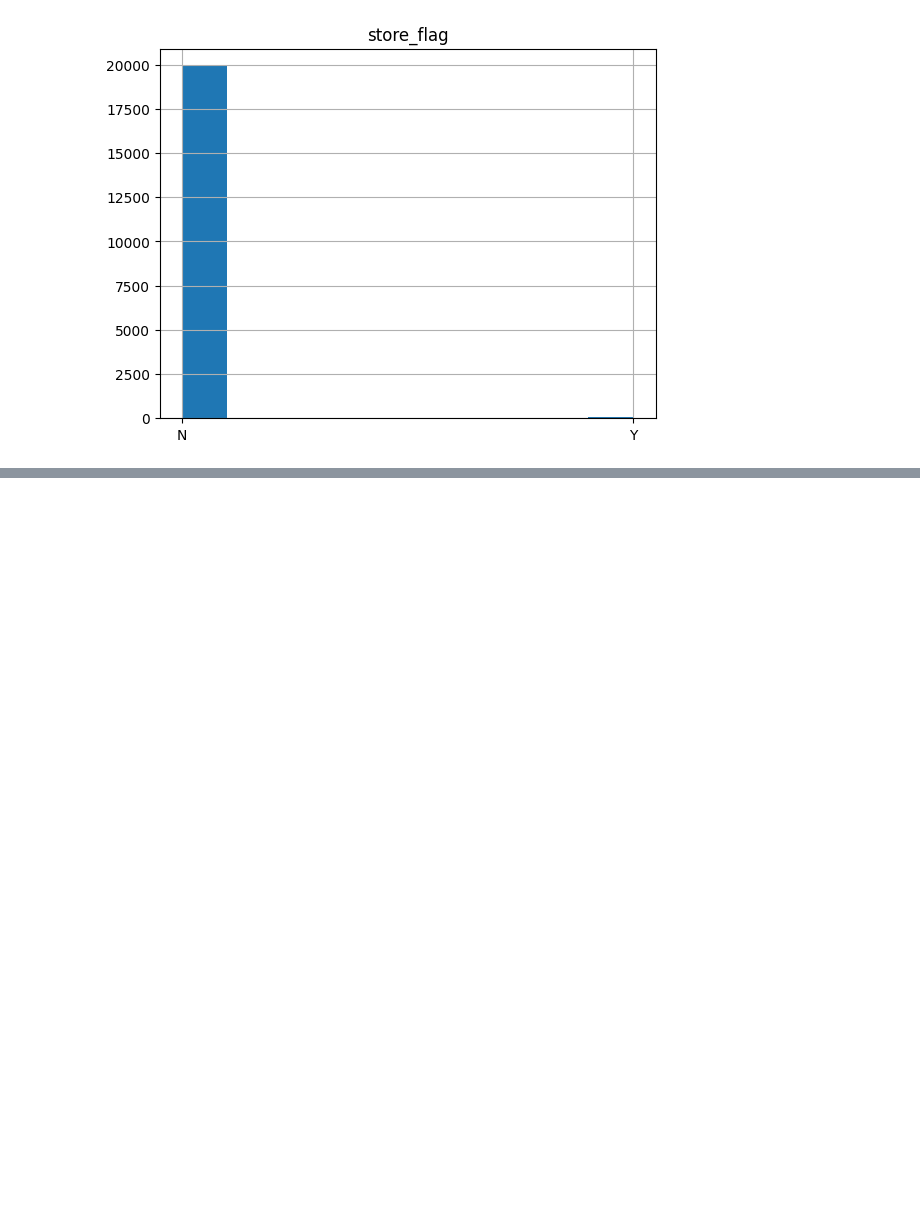
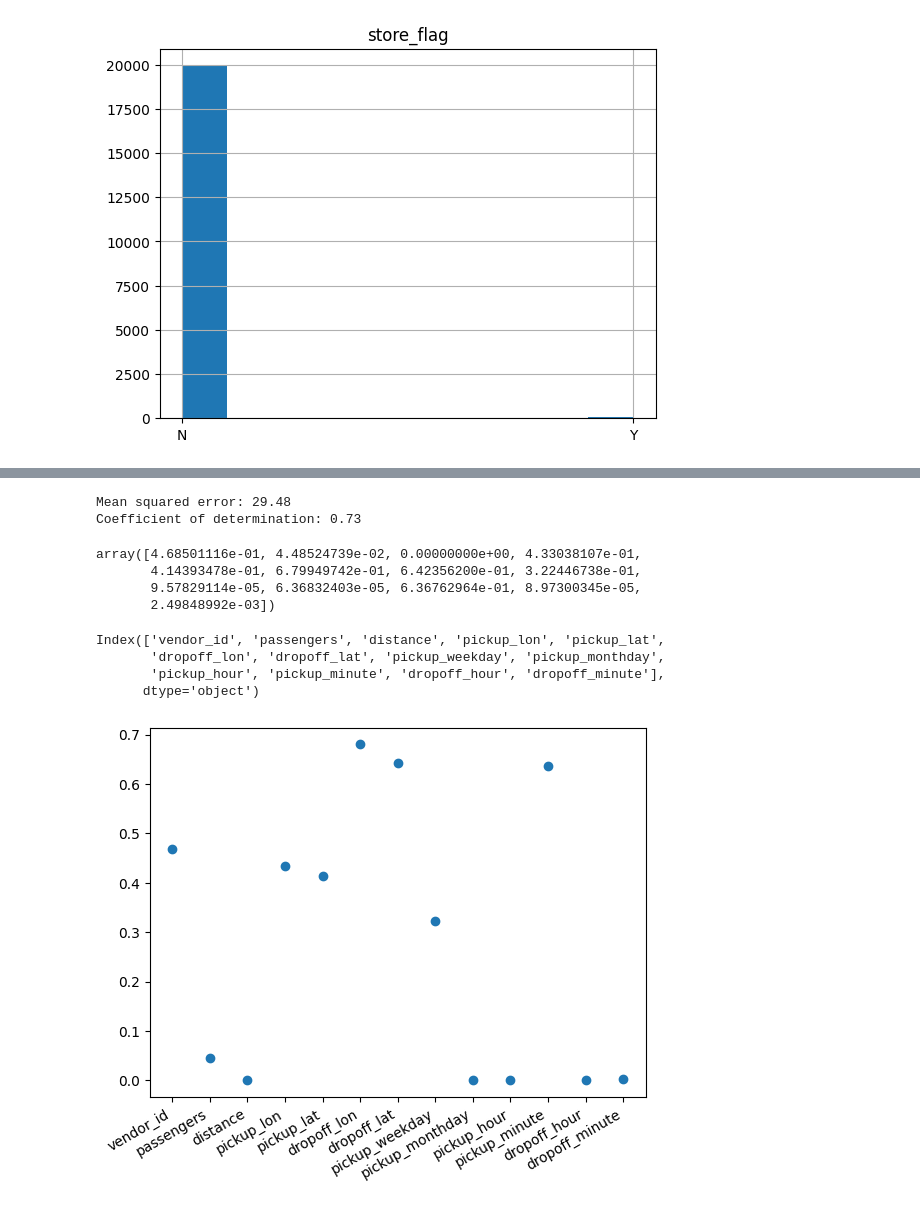
Before and after one commit to sbaidachni/dtsa5509, a Jupyter notebook: notebooks/final_project.ipynb, the cells around one changed output, grey strips where cells are left out. Saved outputs shown, nothing was run; the diff lists cells and outputs as text; code cells hidden in the pictures; blank space fills up the shorter version.

```diff
--- a/notebooks/final_project.ipynb
+++ b/notebooks/final_project.ipynb
@@ -389,0 +397,2 @@ X = full_taxi_df.drop(['fare_amount'], axis=1)
+# %%
+train_X, test_X, train_y, test_y = train_test_split(X, y, test_size=0.2, random_state=42)
@@ -389,0 +413,32 @@ X = full_taxi_df.drop(['fare_amount'], axis=1)
+# %%
+print("Mean squared error: %.2f" % mean_squared_error(test_y, predict_df))
+print("Coefficient of determination: %.2f" % r2_score(test_y, predict_df))
+# %% [output]
+Mean squared error: 29.48
+Coefficient of determination: 0.73
+# %%
+
+f_values, p_values = f_regression(train_X, train_y)
+# %%
+p_values
+# %% [output]
+array([4.68501116e-01, 4.48524739e-02, 0.00000000e+00, 4.33038107e-01,
+       4.14393478e-01, 6.79949742e-01, 6.42356200e-01, 3.22446738e-01,
+       9.57829114e-05, 6.36832403e-05, 6.36762964e-01, 8.97300345e-05,
+       2.49848992e-03])
+# %%
+train_X.columns
+# %% [output]
+Index(['vendor_id', 'passengers', 'distance', 'pickup_lon', 'pickup_lat',
+       'dropoff_lon', 'dropoff_lat', 'pickup_weekday', 'pickup_monthday',
+       'pickup_hour', 'pickup_minute', 'dropoff_hour', 'dropoff_minute'],
+      dtype='object')
+# %%
+fig, ax = plt.subplots()
+
+ax.scatter(train_X.columns, p_values)
+plt.xticks(rotation=30, ha='right')
+
+plt.show()
+# %% [output]
+[figure, added]
```
Also changed, not shown: parts of 60 cells of this notebook, 1 other file.
